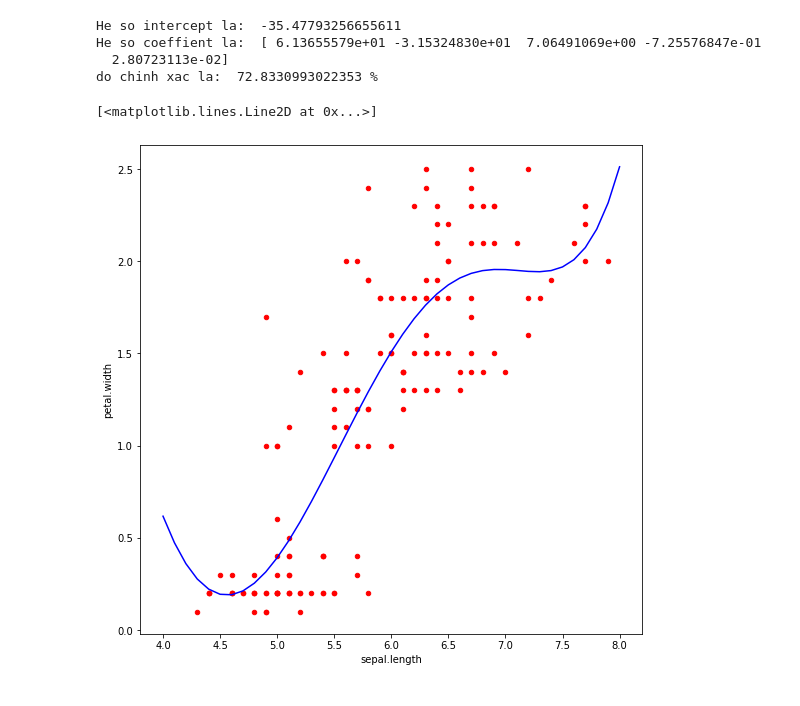
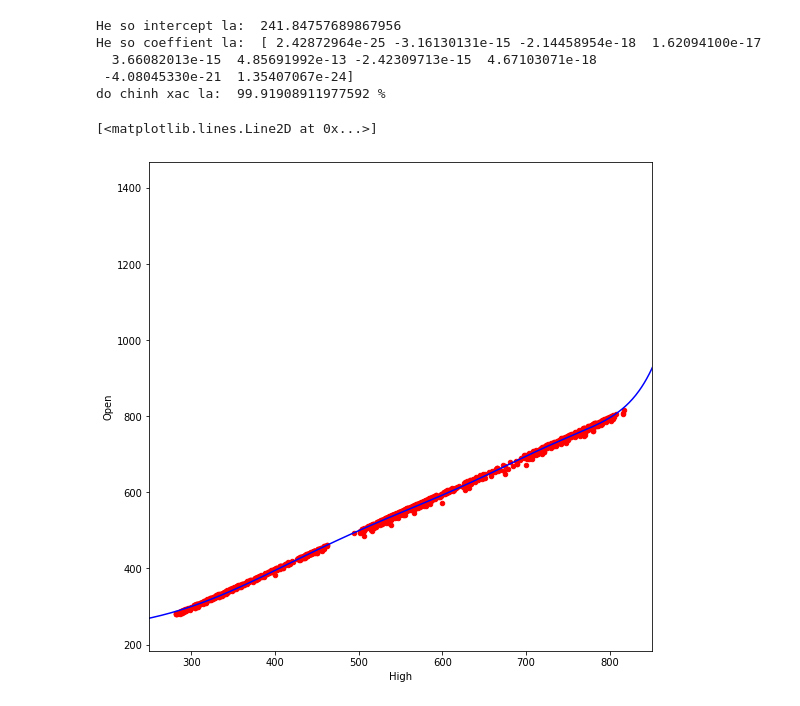
Before and after one commit to Khiet-ht/AI, a Jupyter notebook: BT_W7_ST7.ipynb, the cells around one changed output. Cells and saved outputs as stored; diff of their text form; code cells hidden in the pictures.

```diff
--- a/BT_W7_ST7.ipynb
+++ b/BT_W7_ST7.ipynb
@@ -7,7 +7,7 @@ from sklearn import linear_model
 import seaborn as sns
 import matplotlib.pyplot as plt
 
-url = 'iris.csv'
+url = 'Google_Stock_Price_Train.csv'
 data = pd.read_csv(url)
 
 data.hist()
@@ -74,20 +94,21 @@ do chinh xac la:  71.57064239375207 %
 # %%
 model = linear_model.LinearRegression()
-X = pd.DataFrame([data['sepal.length'],data['sepal.length']**2,data['sepal.length']**3,data['sepal.length']**4,data['sepal.length']**5]).T
-model.fit(X,y=data['petal.width'])
+X = pd.DataFrame([data['High'],data['High']**2,data['High']**3,data['High']**4,data['High']**5,data['High']**6,data['High']**7,data['High']**8,data['High']**9,data['High']**10]).T
+model.fit(X,y=data['Open'])
 print('He so intercept la: ',model.intercept_)
 print('He so coeffient la: ',model.coef_)
-print("do chinh xac la: ",model.score(X,y=data['petal.width'])*100,'%')
+print("do chinh xac la: ",model.score(X,y=data['Open'])*100,'%')
 
-range = np.arange(4,8.1,0.1)
-X_range = pd.DataFrame([range,range**2,range**3,range**4,range**5]).T
+range = np.arange(100,900.1,1)
+X_range = pd.DataFrame([range,range**2,range**3,range**4,range**5,range**6,range**7,range**8,range**9,range**10]).T
 y_pred = model.predict(X=X_range)
-data.plot(kind='scatter',x='sepal.length',y='petal.width',figsize=(9,9),color='red')
+data.plot(kind='scatter',x='High',y='Open',figsize=(9,9),color='red',xlim=(250,850))
 plt.plot(range,y_pred,color='blue')
 # %% [output]
-He so intercept la:  -35.47793256655611
-He so coeffient la:  [ 6.13655579e+01 -3.15324830e+01  7.06491069e+00 -7.25576847e-01
-  2.80723113e-02]
-do chinh xac la:  72.8330993022353 %
+He so intercept la:  241.84757689867956
+He so coeffient la:  [ 2.42872964e-25 -3.16130131e-15 -2.14458954e-18  1.62094100e-17
+  3.66082013e-15  4.85691992e-13 -2.42309713e-15  4.67103071e-18
+ -4.08045330e-21  1.35407067e-24]
+do chinh xac la:  99.91908911977592 %
 [<matplotlib.lines.Line2D at 0x...>]
-[figure, old version]
+[figure, new version]
```
Also changed, not shown: parts of 9 cells of this notebook.
